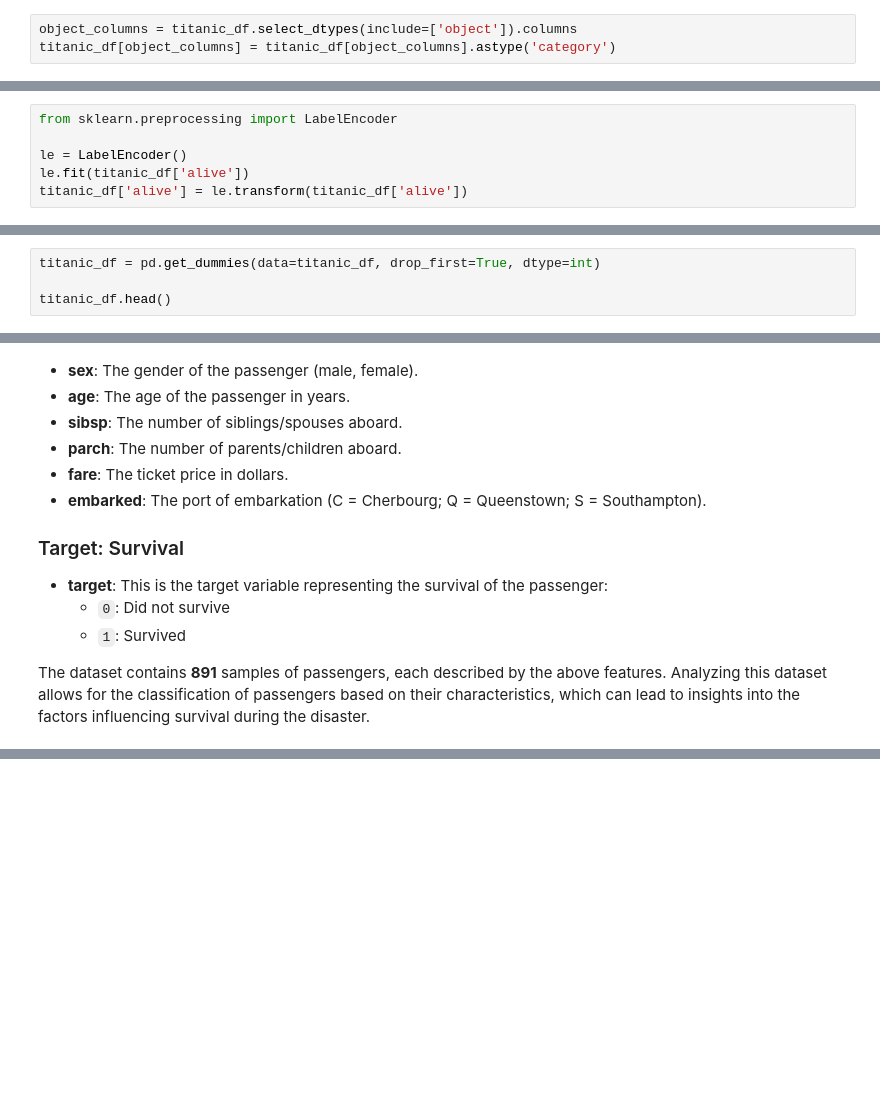
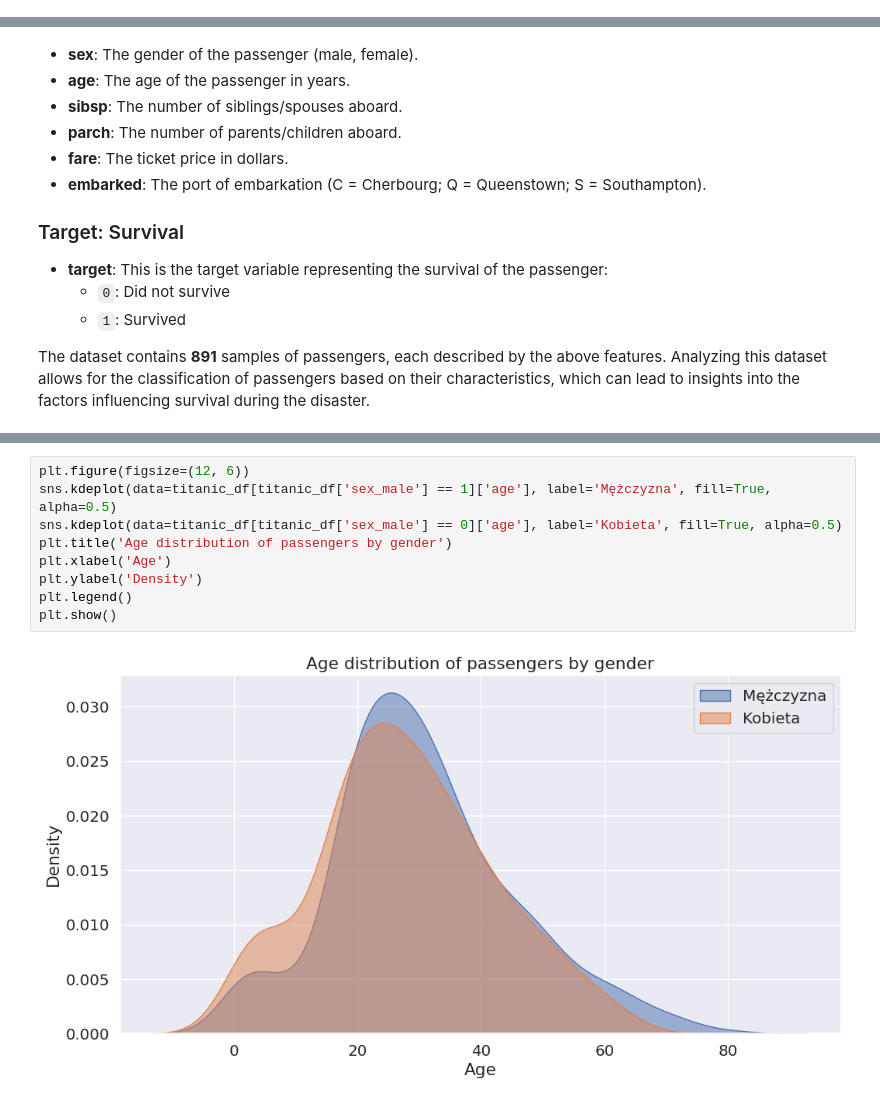
Before and after one commit to davidofitaly/04_ml_classification_projects, a Jupyter notebook: Untitled296.ipynb, the cells around one changed output, grey strips where cells are left out. Cells and saved outputs as stored; diff of their text form; blank space fills up the shorter version.

```diff
--- a/Untitled296.ipynb
+++ b/Untitled296.ipynb
@@ -58,6 +58,3 @@ titanic_df.head()
 | 2 | 1 | 3 | female | 26.0 | 0 | 0 | 7.9250 | S | Third | woman | ... |
 | 3 | 1 | 1 | female | 35.0 | 1 | 0 | 53.1000 | S | First | woman | ... |
 | 4 | 0 | 3 | male | 35.0 | 0 | 0 | 8.0500 | S | Third | man | ... |
-# %%
-object_columns = titanic_df.select_dtypes(include=['object']).columns
-titanic_df[object_columns] = titanic_df[object_columns].astype('category')
@@ -86,6 +60,0 @@ memory usage: 50.8 KB
-# %%
-from sklearn.preprocessing import LabelEncoder
-
-le = LabelEncoder()
-le.fit(titanic_df['alive'])
-titanic_df['alive'] = le.transform(titanic_df['alive'])
@@ -103,4 +60,0 @@ titanic_df.head()
-# %%
-titanic_df = pd.get_dummies(data=titanic_df, drop_first=True, dtype=int)
-
-titanic_df.head()
@@ -138,0 +401,11 @@ The dataset contains **891** samples of passengers, each described by the above
+# %%
+plt.figure(figsize=(12, 6))
+sns.kdeplot(data=titanic_df[titanic_df['sex_male'] == 1]['age'], label='Mężczyzna', fill=True, alpha=0.5)
+sns.kdeplot(data=titanic_df[titanic_df['sex_male'] == 0]['age'], label='Kobieta', fill=True, alpha=0.5)
+plt.title('Age distribution of passengers by gender')
+plt.xlabel('Age')
+plt.ylabel('Density')
+plt.legend()
+plt.show()
+# %% [output]
+[figure, added]
```
Also changed, not shown: parts of 46 cells of this notebook.
